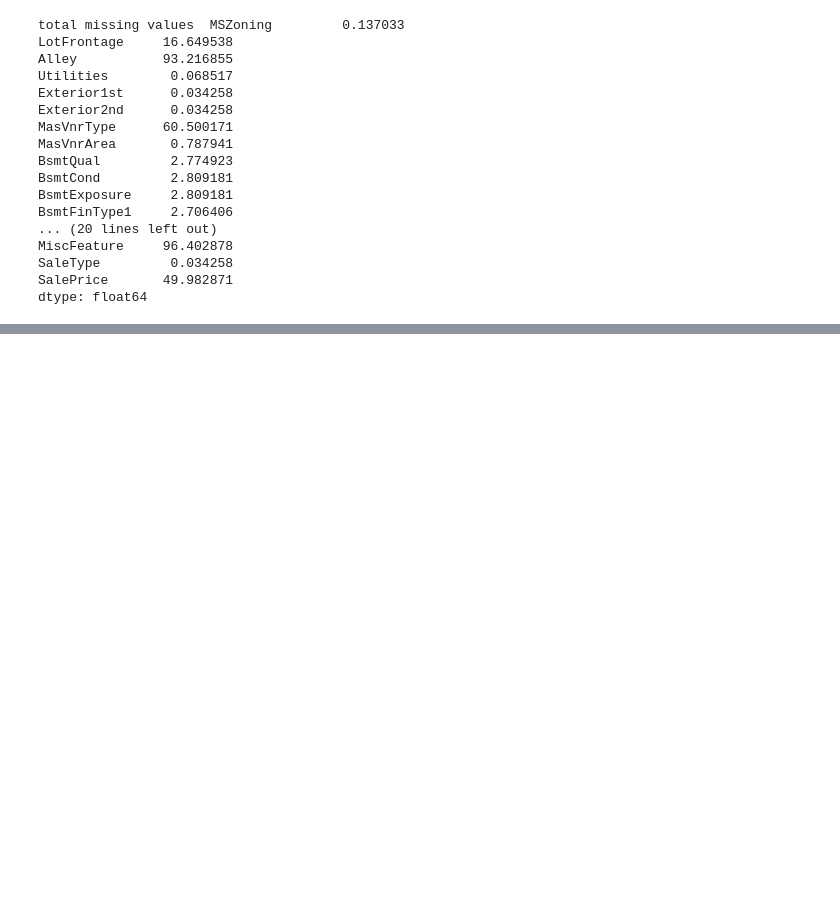
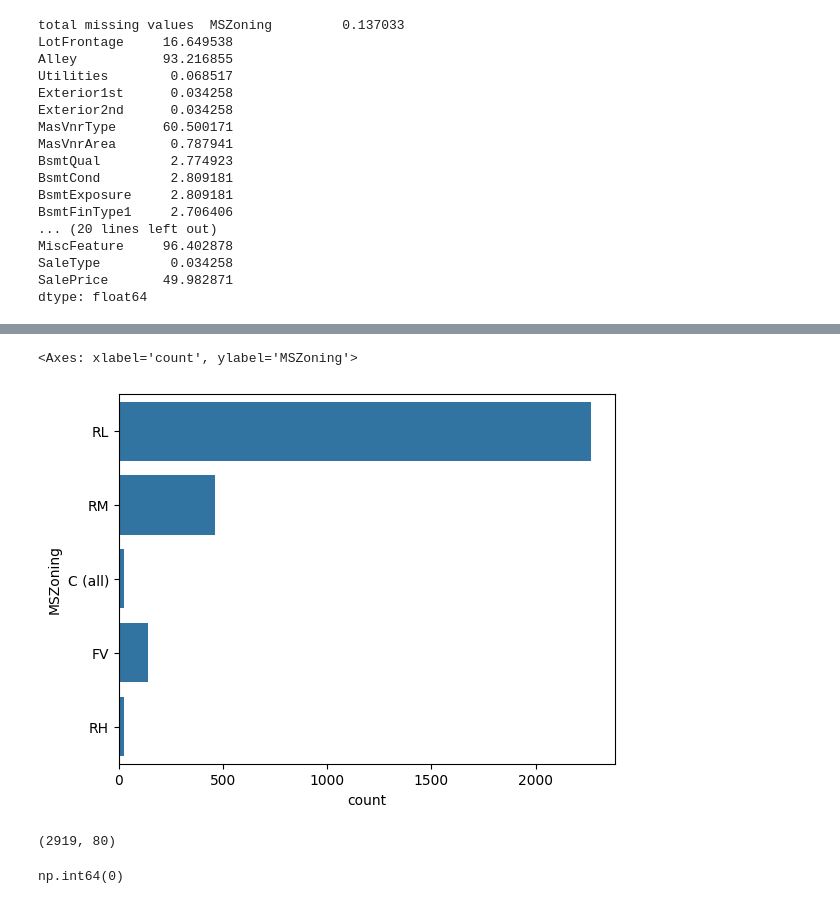
Before and after one commit to rathorebharat937/House_Price_Prediction_Regression_Project, a Jupyter notebook: house_price_prediction_01.ipynb, the cells around one changed output, grey strips where cells are left out. Drawn from its saved outputs; the diff is of its cells as text; code cells hidden in the pictures; blank space fills up the shorter version.

```diff
--- a/house_price_prediction_01.ipynb
+++ b/house_price_prediction_01.ipynb
@@ -387,0 +449,20 @@ dtype: float64
+# %%
+sns.countplot(df["MSZoning"])  # count mean number of repeating rows in particular columns
+# %% [output]
+<Axes: xlabel='count', ylabel='MSZoning'>
+[figure, added]
+# %%
+### backup of original data
+df_mvi = df.copy()
+df_mvi.shape
+# %% [output]
+(2919, 80)
+# %%
+# mode of MsZofning
+#np.nan stands for "Not a Number" — it's a special constant in NumPy (imported as np)
+#  that represents missing or undefined numerical data.
+mszoning_mode = df["MSZoning"].mode()[0]
+df_mvi["MSZoning"].replace(np.nan,mszoning_mode,inplace=True)
+df_mvi["MSZoning"].isnull().sum()
+# %% [output]
+np.int64(0)
```
Also changed, not shown: parts of 12 cells of this notebook.
